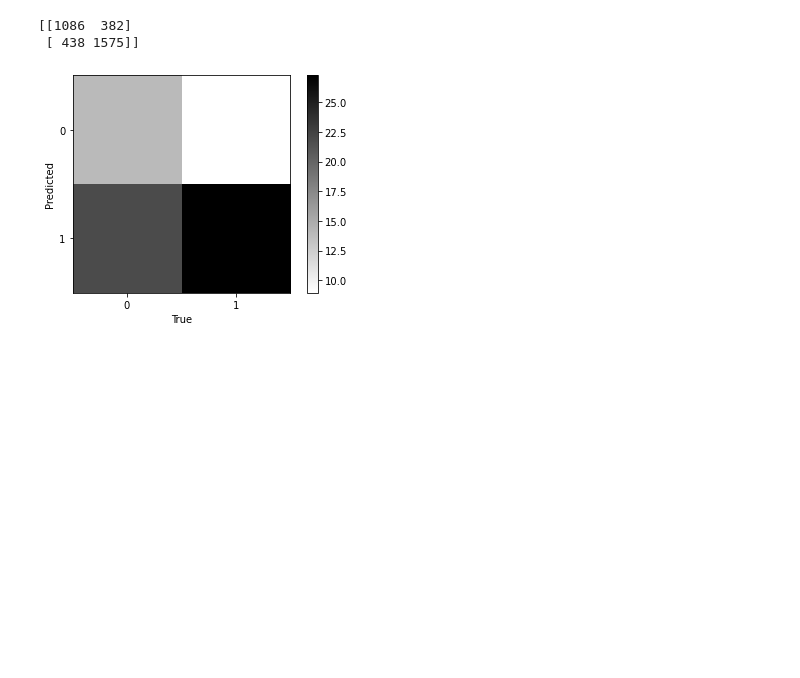
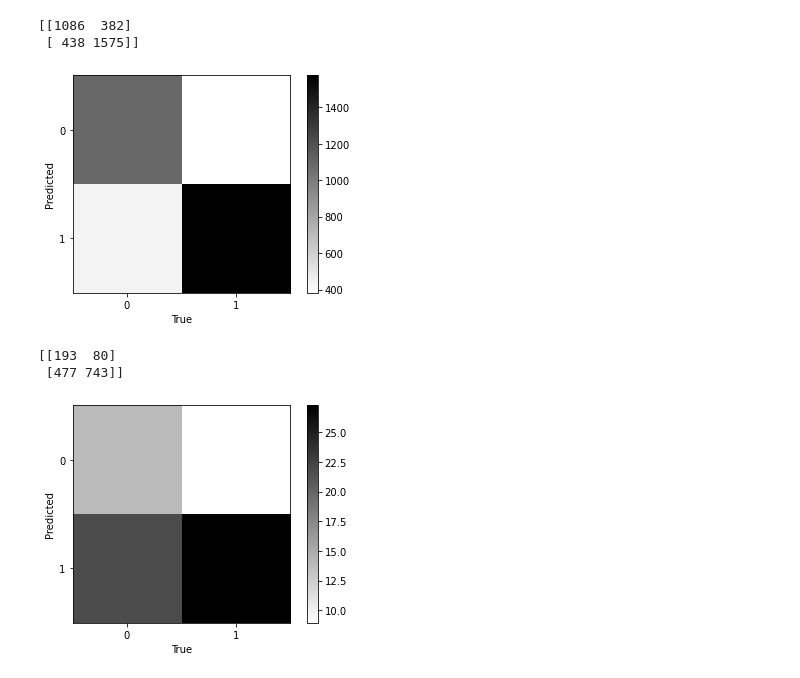
Before and after one commit to asynstairs/ML-Labs, a Jupyter notebook: Lab1/Tkachev Alexey. Lab1. 381806-2.ipynb, the cells around one changed output. Saved outputs shown, nothing was run; the diff lists cells and outputs as text; code cells hidden in the pictures; blank space fills up the shorter version.

```diff
--- a/Lab1/Tkachev Alexey. Lab1. 381806-2.ipynb
+++ b/Lab1/Tkachev Alexey. Lab1. 381806-2.ipynb
@@ -499,6 +499,23 @@ print(confusion_matrix(y_train, y_train_predict))
 # %% [output]
 [[1086  382]
  [ 438 1575]]
+# %%
+M = confusion_matrix(y_train, y_train_predict)
+plt.imshow(M, interpolation = 'nearest')
+plt.set_cmap('binary')
+plt.xticks(range(2))
+plt.yticks(range(2))
+plt.xlabel("True")
+plt.ylabel("Predicted")
+plt.colorbar()
+pass
+# %% [output]
+[figure, added]
+# %%
+print(confusion_matrix(y_test_predict, y_test))
+# %% [output]
+[[193  80]
+ [477 743]]
 # %%
 M = confusion_matrix(y_test_predict, y_test)
 M = np.sqrt(M)
```
